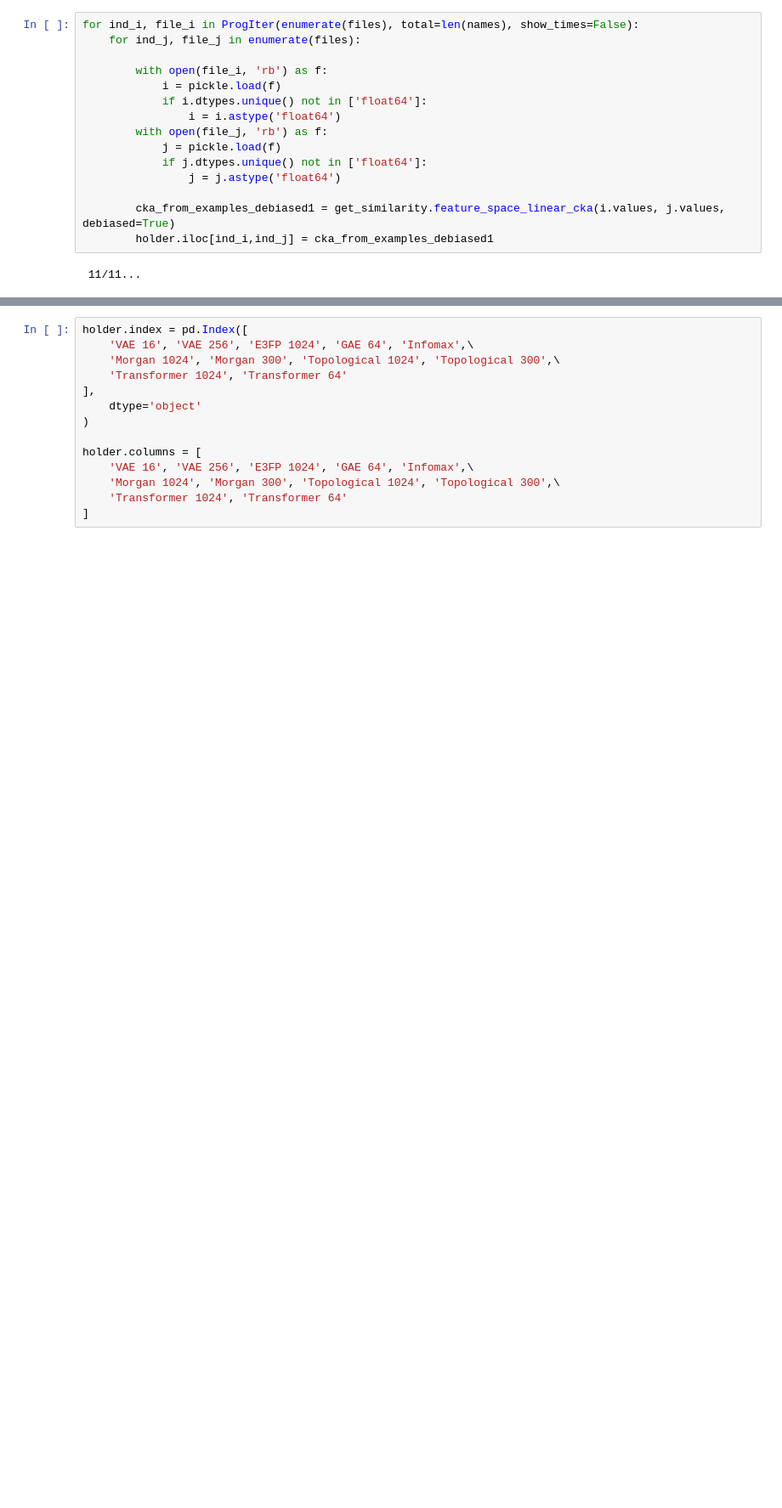
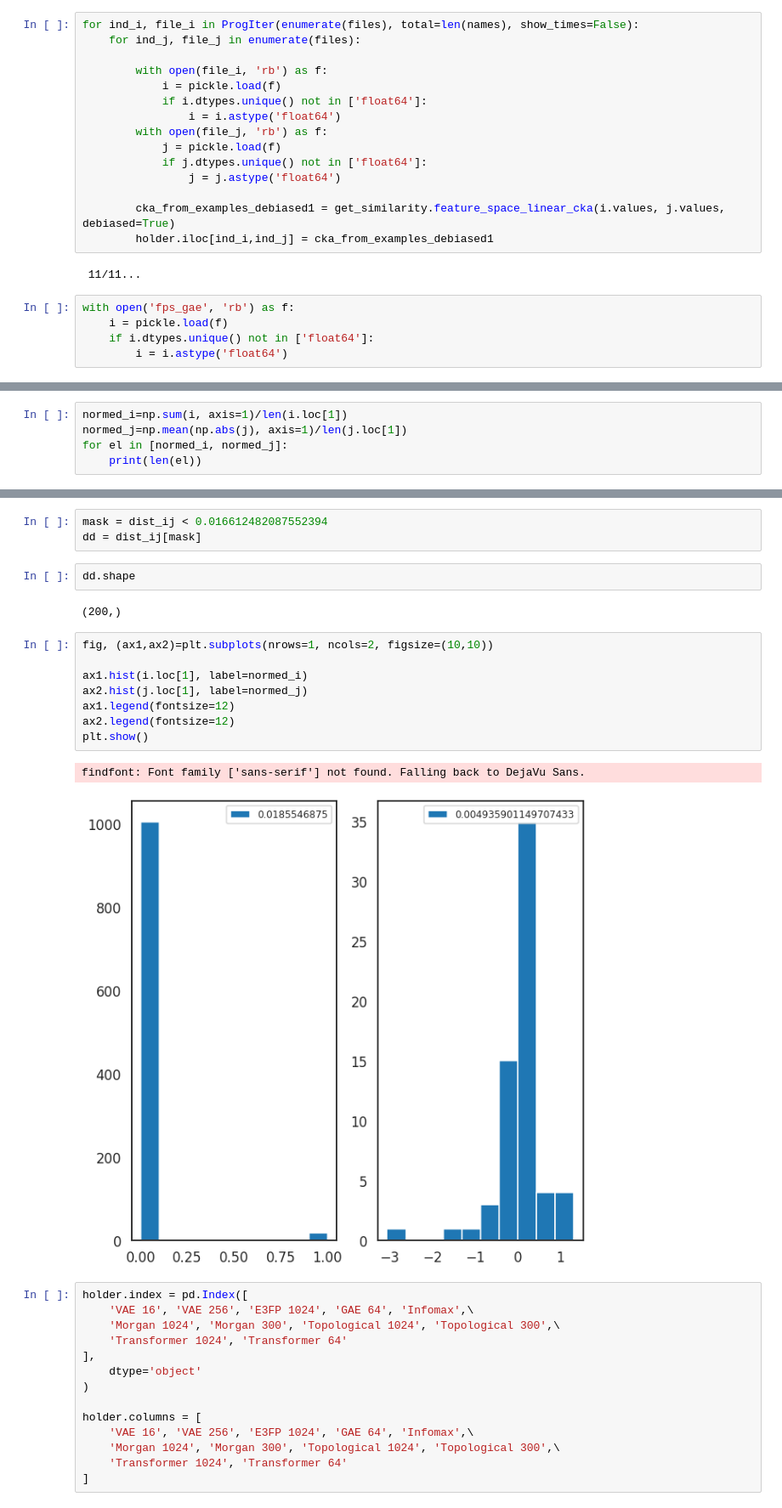
Before and after one commit to NetPharMedGroup/publication_fingerprint, a Jupyter notebook: _7_make_heatmap_CKA.ipynb, the cells around one changed output, grey strips where cells are left out. Shown at 85% size. Drawn from its saved outputs; the diff is of its cells as text; blank space fills up the shorter version.

```diff
--- a/_7_make_heatmap_CKA.ipynb
+++ b/_7_make_heatmap_CKA.ipynb
@@ -81,3 +81,8 @@ for ind_i, file_i in ProgIter(enumerate(files), total=len(names), show_times=Fal
         holder.iloc[ind_i,ind_j] = cka_from_examples_debiased1
 # %% [output]
  11/11...
+# %%
+with open('fps_gae', 'rb') as f:
+    i = pickle.load(f)
+    if i.dtypes.unique() not in ['float64']:
+        i = i.astype('float64')
@@ -83,0 +95,5 @@ for ind_i, file_i in ProgIter(enumerate(files), total=len(names), show_times=Fal
+# %%
+normed_i=np.sum(i, axis=1)/len(i.loc[1])
+normed_j=np.mean(np.abs(j), axis=1)/len(j.loc[1])
+for el in [normed_i, normed_j]:
+    print(len(el))
@@ -84,3 +144,21 @@ for ind_i, file_i in ProgIter(enumerate(files), total=len(names), show_times=Fal
+# %%
+mask = dist_ij < 0.016612482087552394
+dd = dist_ij[mask]
+# %%
+dd.shape
+# %% [output]
+(200,)
+# %%
+fig, (ax1,ax2)=plt.subplots(nrows=1, ncols=2, figsize=(10,10))
+
+ax1.hist(i.loc[1], label=normed_i)
+ax2.hist(j.loc[1], label=normed_j)
+ax1.legend(fontsize=12)
+ax2.legend(fontsize=12)
+plt.show()
+# %% [output]
+findfont: Font family ['sans-serif'] not found. Falling back to DejaVu Sans.
+[figure, added]
 # %%
 holder.index = pd.Index([
     'VAE 16', 'VAE 256', 'E3FP 1024', 'GAE 64', 'Infomax',\
```
Also changed, not shown: parts of 8 cells of this notebook, 13 other files.
